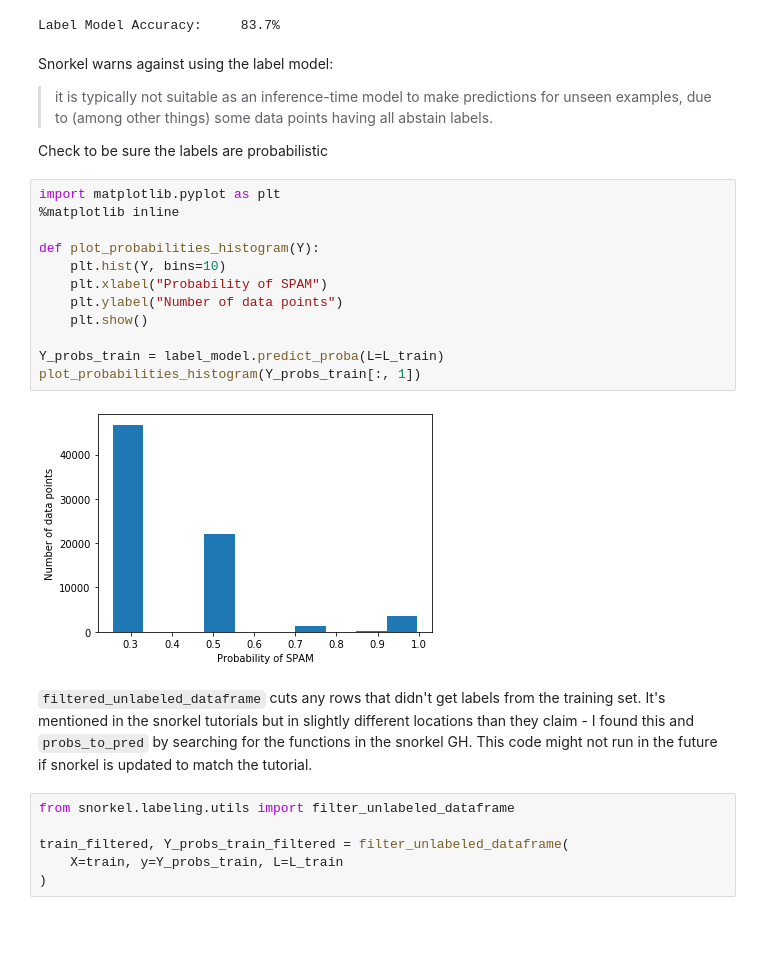
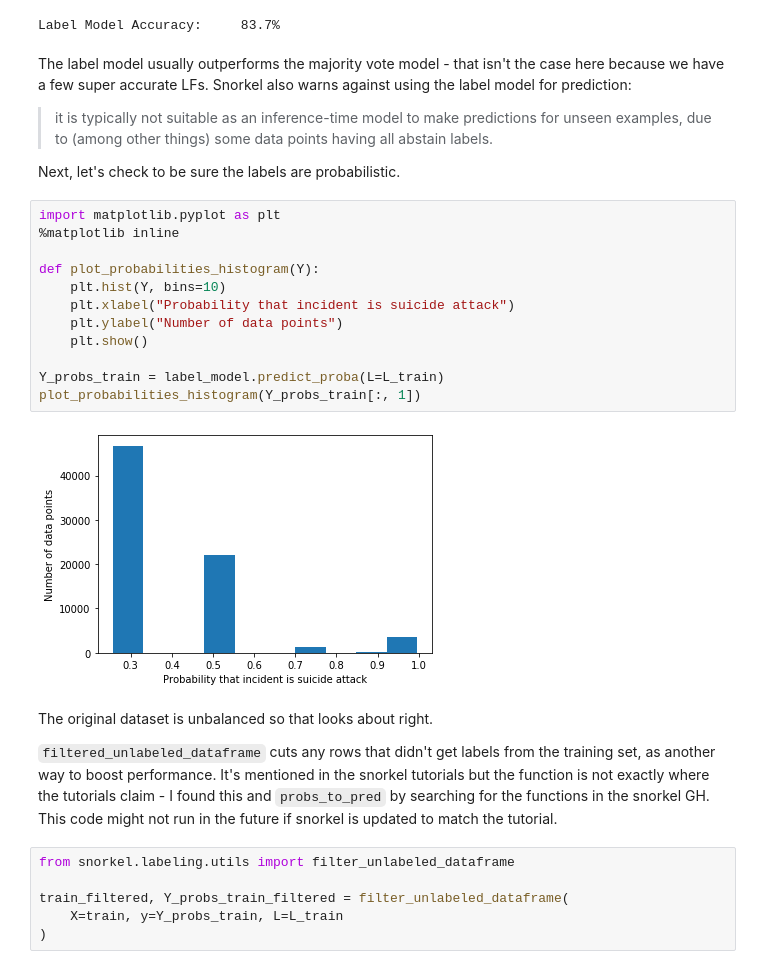
Before and after one commit to ajw-42/snorkel-testing, a Jupyter notebook: snorkel_testing_1_english.ipynb, the cells around one changed output. Saved outputs shown, nothing was run; the diff lists cells and outputs as text; blank space fills up the shorter version.

```diff
--- a/snorkel_testing_1_english.ipynb
+++ b/snorkel_testing_1_english.ipynb
@@ -177,27 +183,29 @@ print(f"{'Label Model Accuracy:':<25} {label_model_acc * 100:.1f}%")
 # %% [output]
 Label Model Accuracy:     83.7%
 # %% [markdown]
-Snorkel warns against using the label model:
+The label model usually outperforms the majority vote model - that isn't the case here because we have a few super accurate LFs. Snorkel also warns against using the label model for prediction:
 
 >it is typically not suitable as an inference-time model to make predictions for unseen examples, due to (among other things) some data points having all abstain labels.
 
-Check to be sure the labels are probabilistic
+Next, let's check to be sure the labels are probabilistic.
 # %%
 import matplotlib.pyplot as plt
 %matplotlib inline
 
 def plot_probabilities_histogram(Y):
     plt.hist(Y, bins=10)
-    plt.xlabel("Probability of SPAM")
+    plt.xlabel("Probability that incident is suicide attack")
     plt.ylabel("Number of data points")
     plt.show()
 
 Y_probs_train = label_model.predict_proba(L=L_train)
 plot_probabilities_histogram(Y_probs_train[:, 1])
 # %% [output]
-[figure, old version]
+[figure, new version]
 # %% [markdown]
-`filtered_unlabeled_dataframe` cuts any rows that didn't get labels from the training set. It's mentioned in the snorkel tutorials but in slightly different locations than they claim - I found this and `probs_to_pred` by searching for the functions in the snorkel GH. This code might not run in the future if snorkel is updated to match the tutorial.
+The original dataset is unbalanced so that looks about right.
+
+`filtered_unlabeled_dataframe` cuts any rows that didn't get labels from the training set, as another way to boost performance. It's mentioned in the snorkel tutorials but the function is not exactly where the tutorials claim - I found this and `probs_to_pred` by searching for the functions in the snorkel GH. This code might not run in the future if snorkel is updated to match the tutorial.
 # %%
 from snorkel.labeling.utils import filter_unlabeled_dataframe
 
```
Also changed, not shown: parts of 11 cells of this notebook.
